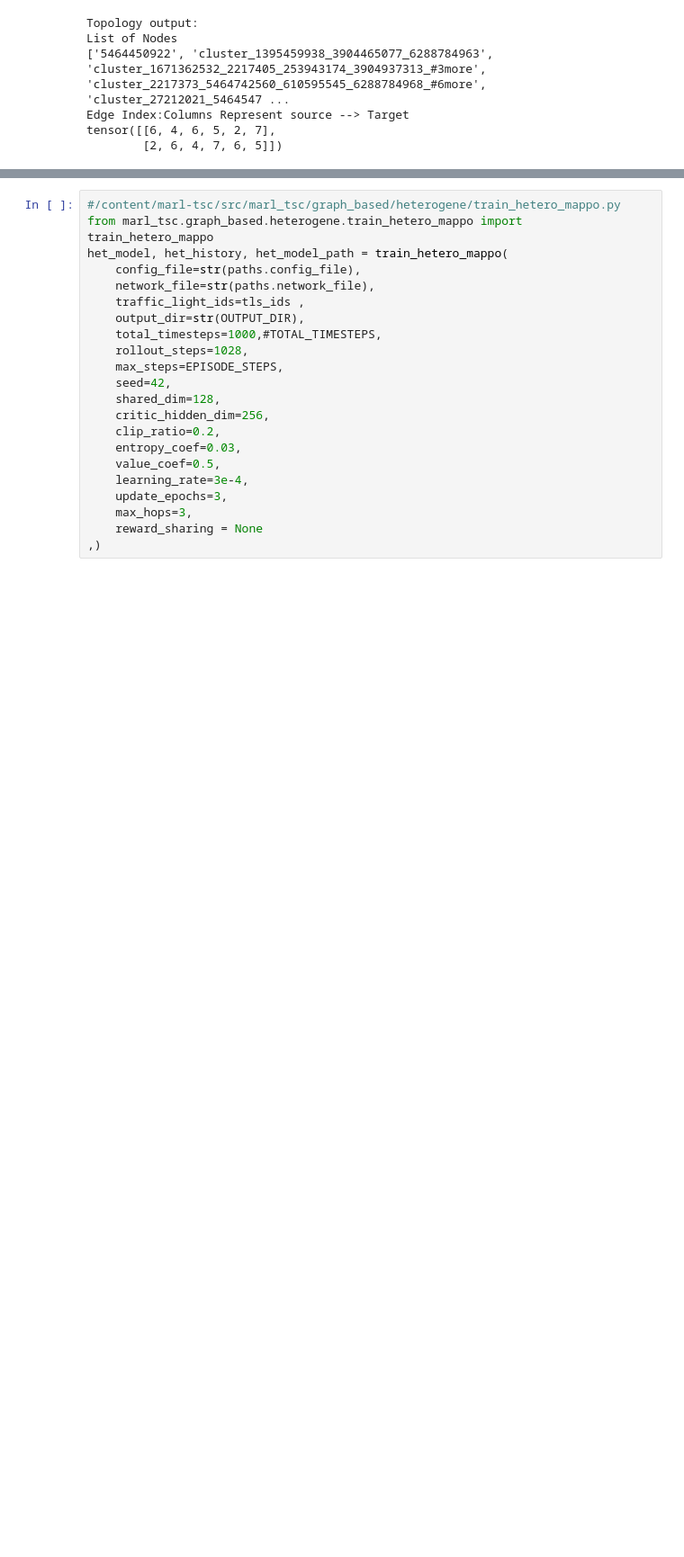
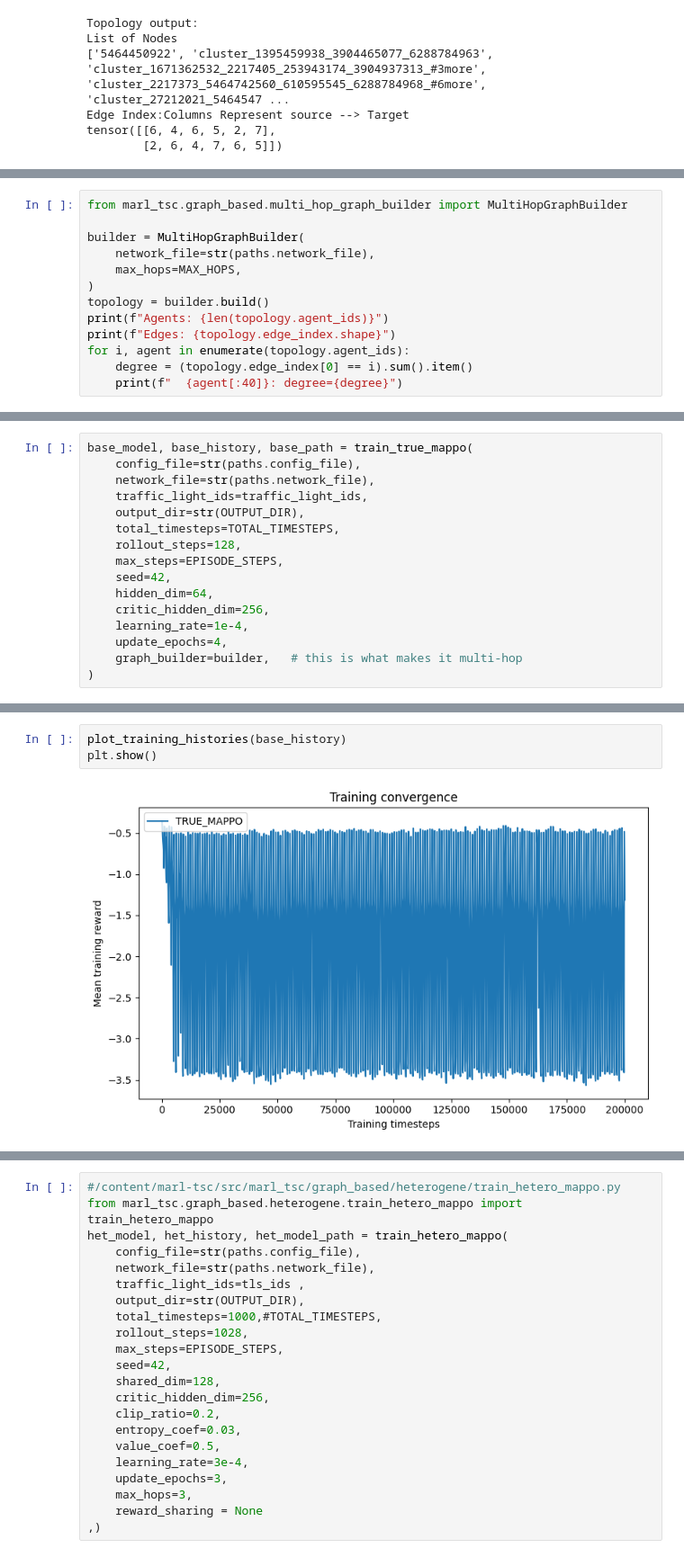
Before and after one commit to abergh18/marl-tsc, a Jupyter notebook: notebooks/het_graph_test_flow.ipynb, the cells around one changed output, grey strips where cells are left out. Shown at 90% size. Cells and saved outputs as stored; diff of their text form; blank space fills up the shorter version.

```diff
--- a/notebooks/het_graph_test_flow.ipynb
+++ b/notebooks/het_graph_test_flow.ipynb
@@ -505,0 +535,13 @@ Sample of non-primary edges leaving TLS junctions:
+# %%
+from marl_tsc.graph_based.multi_hop_graph_builder import MultiHopGraphBuilder
+
+builder = MultiHopGraphBuilder(
+    network_file=str(paths.network_file),
+    max_hops=MAX_HOPS,
+)
+topology = builder.build()
+print(f"Agents: {len(topology.agent_ids)}")
+print(f"Edges: {topology.edge_index.shape}")
+for i, agent in enumerate(topology.agent_ids):
+    degree = (topology.edge_index[0] == i).sum().item()
+    print(f"  {agent[:40]}: degree={degree}")
@@ -505,0 +560,16 @@ Sample of non-primary edges leaving TLS junctions:
+# %%
+base_model, base_history, base_path = train_true_mappo(
+    config_file=str(paths.config_file),
+    network_file=str(paths.network_file),
+    traffic_light_ids=traffic_light_ids,
+    output_dir=str(OUTPUT_DIR),
+    total_timesteps=TOTAL_TIMESTEPS,
+    rollout_steps=128,
+    max_steps=EPISODE_STEPS,
+    seed=42,
+    hidden_dim=64,
+    critic_hidden_dim=256,
+    learning_rate=1e-4,
+    update_epochs=4,
+    graph_builder=builder,   # this is what makes it multi-hop
+)
@@ -505,0 +594,5 @@ Sample of non-primary edges leaving TLS junctions:
+# %%
+plot_training_histories(base_history)
+plt.show()
+# %% [output]
+[figure, added]
```
Also changed, not shown: parts of 23 cells of this notebook.
